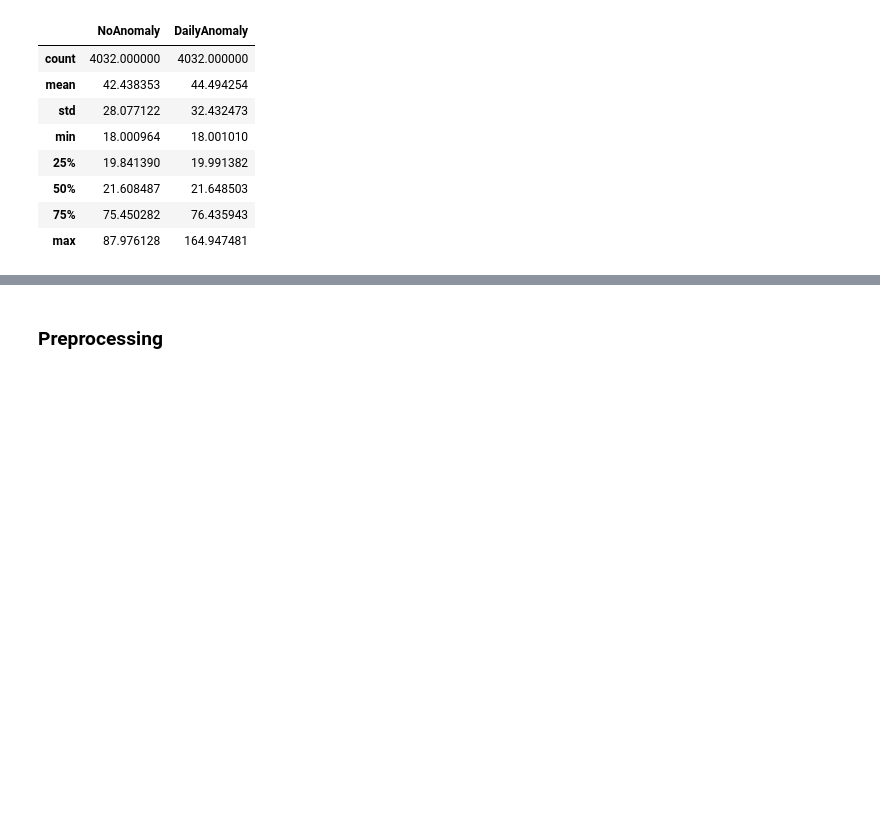
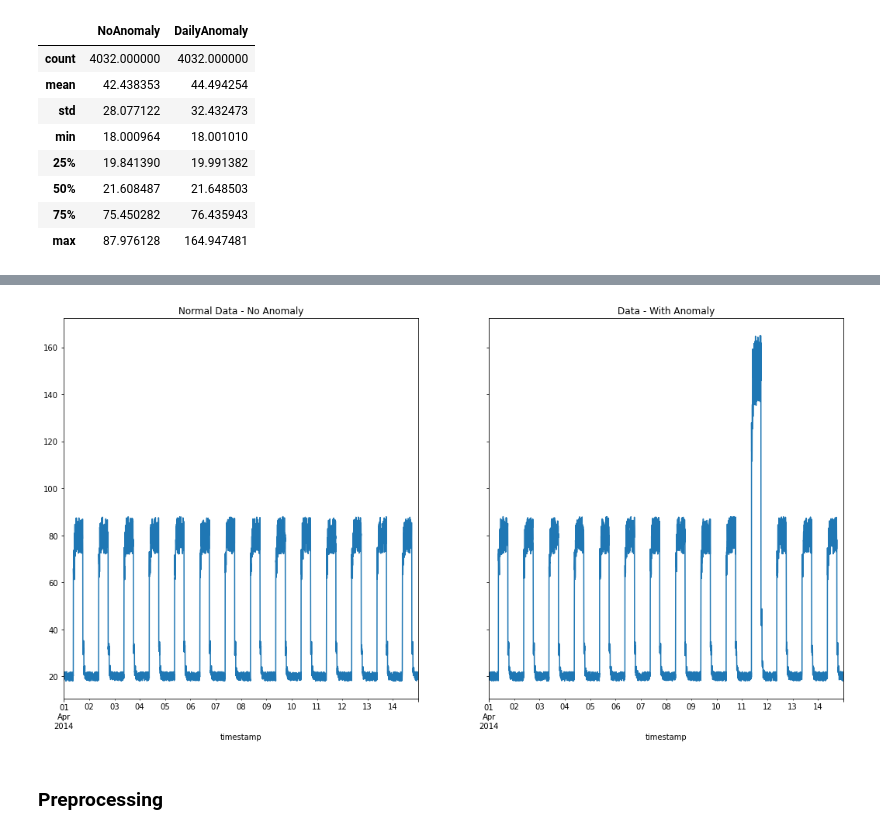
Before and after one commit to donneger/machinelearning_statistics, a Jupyter notebook: ml_project/ml_evaluation.ipynb, the cells around one changed output, grey strips where cells are left out. Drawn from its saved outputs; the diff is of its cells as text; code cells hidden in the pictures; blank space fills up the shorter version.

```diff
--- a/ml_project/ml_evaluation.ipynb
+++ b/ml_project/ml_evaluation.ipynb
@@ -247,3 +258,13 @@ df_daily_anomaly.plot(legend=False, ax=ax);
+# %%
+# Can have a look a both plots together using a common y sacle. This gives a good view visually how the scale of the anomaly compares with the normal data.
+fig, (ax1,ax2) = plt.subplots(1,2,sharey='row',figsize=(18,9))
+df_no_anomaly.plot(legend=False, ax=ax1)
+ax1.set_title('Normal Data - No Anomaly')
+df_daily_anomaly.plot(legend=False, ax=ax2)
+ax2.set_title('Data - With Anomaly')
+plt.show()
+# %% [output]
+[figure, added]
 # %% [markdown]
 ### Preprocessing
 # %%
```
Also changed, not shown: parts of 3 cells of this notebook.
